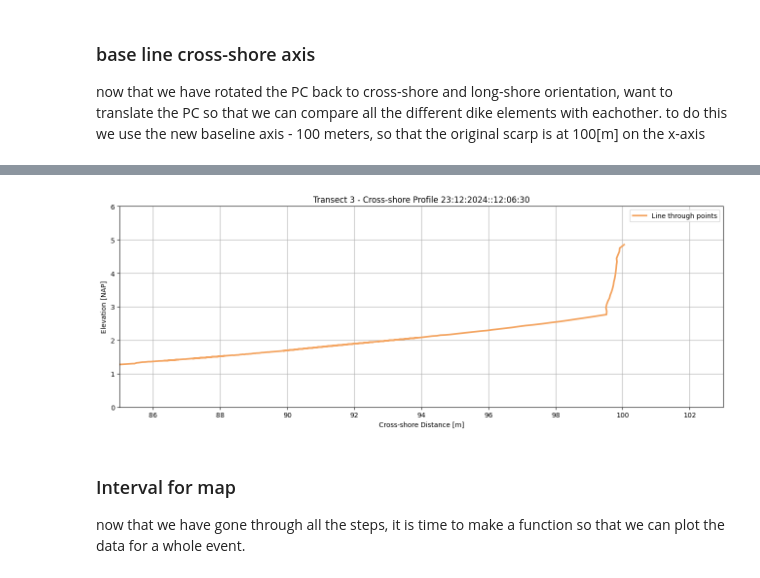
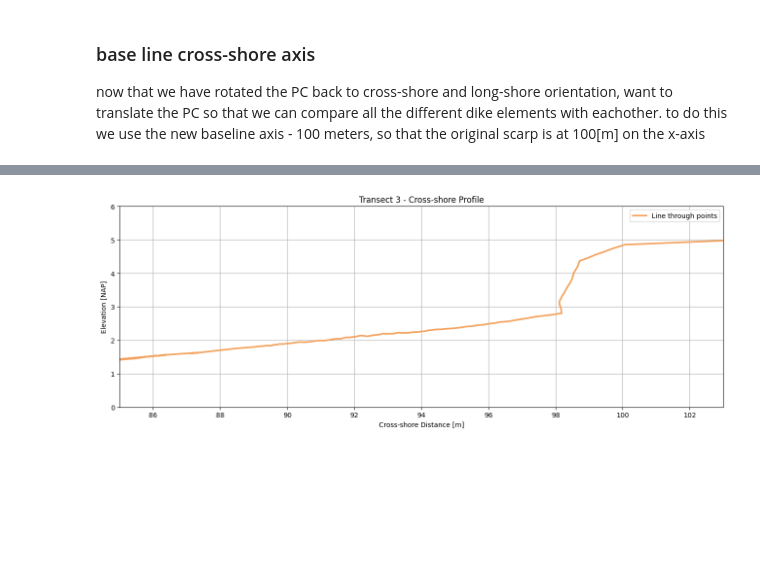
Before and after one commit to Rubenrosman/HybridDune, a Jupyter notebook: Ruben/LiDAR/New_lidar_script.ipynb, the cells around one changed output, grey strips where cells are left out. Cells and saved outputs as stored; diff of their text form; code cells hidden in the pictures; blank space fills up the shorter version.

Commit message:
restructure and adding scripts for lidar1,2 storm 2 figures

```diff
--- a/Ruben/LiDAR/New_lidar_script.ipynb
+++ b/Ruben/LiDAR/New_lidar_script.ipynb
@@ -31,7 +32,8 @@ transformation_matrix[1,3]+=  452000.00
 transformation_matrix[3,3]=1
 # %%
 # Load point cloud
-map_naam = r"U:\Data\2024-12-22, Storm 2\Lidars\20241223_LiDAR2\10s interval data\Lidar2__Pcl_0023_12_2024__12_06_30.062.PCD"  #Lidar2
+map_naam = r"U:\Data\2024-12-22, Storm 2\Lidars\20241223_LiDAR2\10s interval data\Lidar2__Pcl_0023_12_2024__12_06_30.062.PCD"  #Lidar2 23th dec 2024
+map_naam = r'U:\Data\2024-12-22, Storm 2\Lidars\20241223_LiDAR2\10s interval data\Lidar2__Pcl_0021_12_2024__16_20_30.064.PCD' #Lidar2 21th dec 2024
 pcd = o3d.io.read_point_cloud(map_naam)
 pcd
 # %% [output]
@@ -283,21 +281,18 @@ plt.show()
 # %%
 # Plot the transformed transect
 plt.figure(figsize=(16, 8))
 # Add a line through the points
 plt.plot(df['x'], df['z'], color='sandybrown', linewidth=2.5, label='Line through points')
 # plt.scatter(df['x'], df['z'], s=10, color='sandybrown', label='Points')
 plt.xlabel('Cross-shore Distance [m]')
 plt.ylabel('Elevation [NAP]')
-plt.title(f'Transect {A} - Cross-shore Profile {date_time_str}')
+plt.title(f'Transect {A} - Cross-shore Profile')
 plt.grid(True)
 plt.gca().set_aspect('equal', adjustable='box')
 plt.xlim(85, 103)
 plt.ylim(0, 6)
 plt.legend()
 
 plt.show()
 # %% [output]
-[figure, old version]
+[figure, new version]
-# %% [markdown]
-### Interval for map ###
-now that we have gone through all the steps, it is time to make a function so that we can plot the data for a whole event.
```
Also changed, not shown: parts of 6 cells of this notebook, 2 other files.
